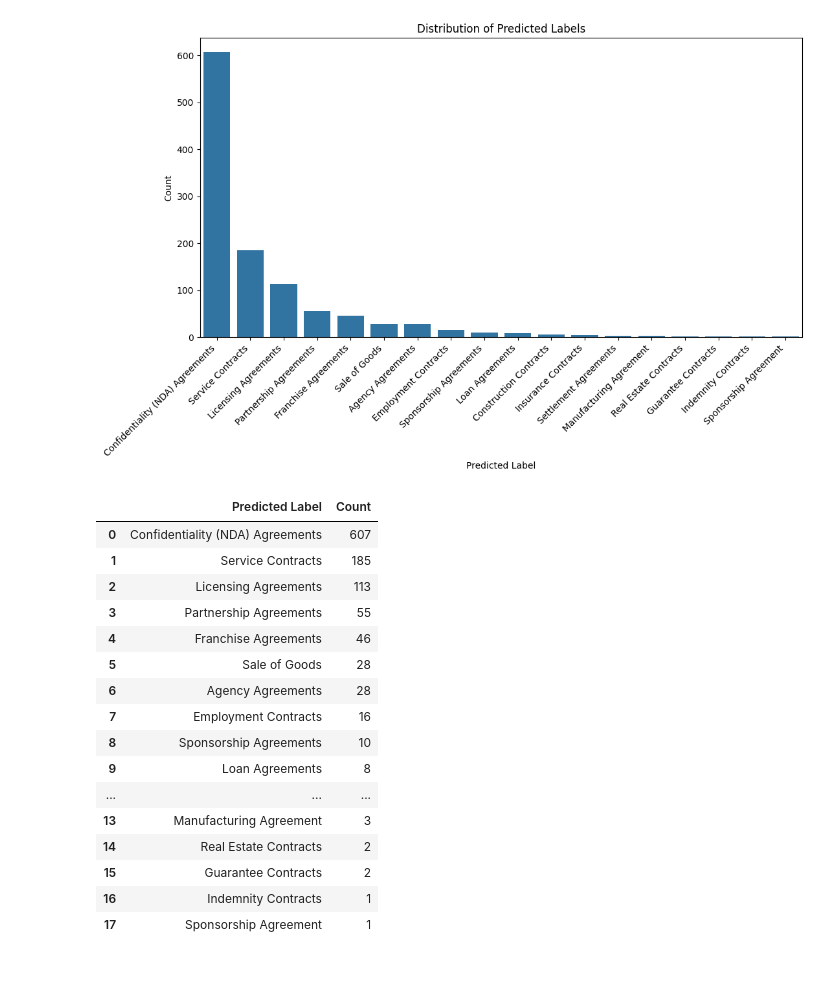
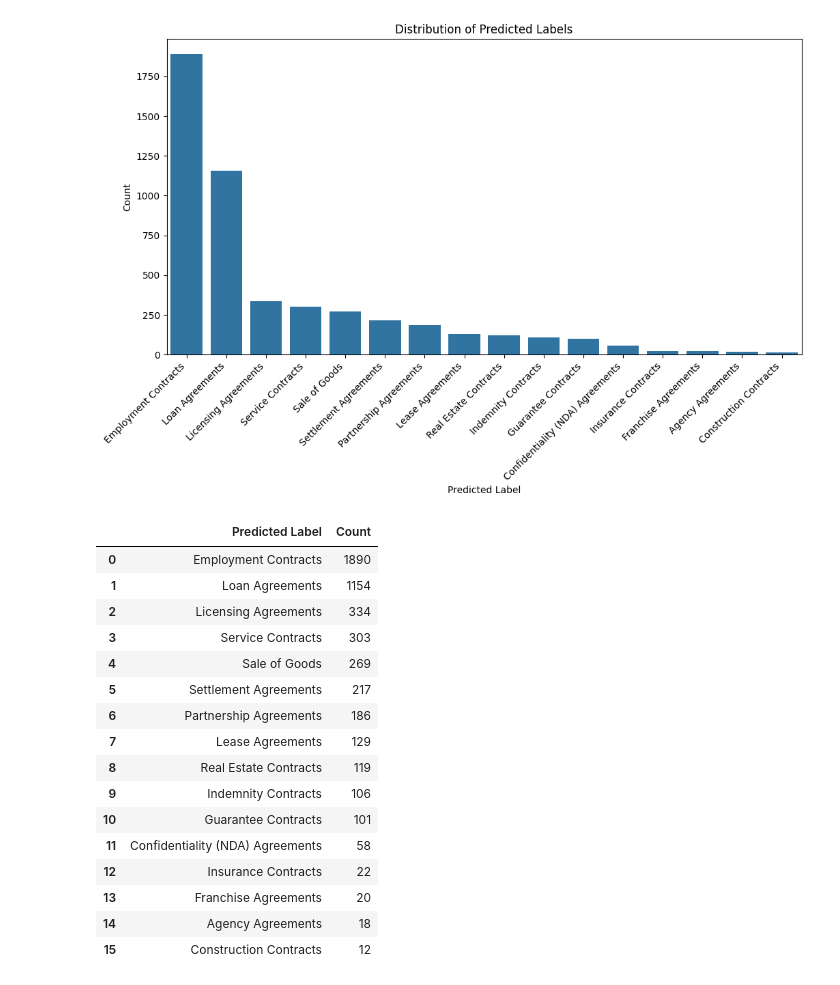
Before and after one commit to joshyipp/542-LegalContract-AI, a Jupyter notebook: LLM_tagging/LLM_tagging.ipynb, the cells around one changed output. Saved outputs shown, nothing was run; the diff lists cells and outputs as text; code cells hidden in the pictures.

```diff
--- a/LLM_tagging/LLM_tagging.ipynb
+++ b/LLM_tagging/LLM_tagging.ipynb
@@ -101,8 +101,6 @@ def load_contracts(json_paths):
         filename = os.path.splitext(os.path.basename(path))[0]
         with open(path, 'r', encoding='utf-8') as f:
             data = json.load(f)
-            for item in data:
-                item['id'] = filename + "_" + str(item['id'])
             rows.extend(data)
     return pd.DataFrame(rows)
 
@@ -218,3 +211,7 @@ df = load_contracts([
+# %%
+df2 = load_contracts([
+    "heads_1.json",
+])
 # %%
-seed_labels = label_seed_documents(df, seed_size=200, batch_size=10)
+extended_label = label_seed_documents(df2, seed_size=5000, batch_size=10)
 # %% [output]
@@ -251,34 +231,55 @@ Warning: ID cuad_263 not found in this batch, leaving snippet blank.
+# %%
+extended_label = extended_label.dropna(subset=['predicted_label'])
+
+labels = ['Agency Agreements',
+ 'Confidentiality (NDA) Agreements',
+ 'Construction Contracts',
+ 'Employment Contracts',
+ 'Franchise Agreements',
+ 'Guarantee Contracts',
+ 'Indemnity Contracts',
+ 'Insurance Contracts',
+ 'Lease Agreements',
+ 'Licensing Agreements',
+ 'Loan Agreements',
+ 'Partnership Agreements',
+ 'Real Estate Contracts',
+ 'Sale of Goods',
+ 'Service Contracts',
+ 'Settlement Agreements']
+
+extended_label = extended_label[extended_label['predicted_label'].isin(labels)]
 # %%
 import matplotlib.pyplot as plt
 import seaborn as sns
 
 plt.figure(figsize=(12, 6))
-sns.countplot(x='predicted_label', data=full_labels, order=full_labels['predicted_label'].value_counts().index)
+sns.countplot(x='predicted_label', data=extended_label, order=extended_label['predicted_label'].value_counts().index)
 plt.xticks(rotation=45, ha='right')
 plt.title('Distribution of Predicted Labels')
 plt.xlabel('Predicted Label')
 plt.ylabel('Count')
 plt.show()
 
-label_counts = full_labels['predicted_label'].value_counts().reset_index()
+label_counts = extended_label['predicted_label'].value_counts().reset_index()
 label_counts.columns = ['Predicted Label', 'Count']
 display(label_counts)
 # %% [output]
-[figure, old version]
+[figure, new version]
 |  | Predicted Label | Count |
-| 0 | Confidentiality (NDA) Agreements | 607 |
-| 1 | Service Contracts | 185 |
-| 2 | Licensing Agreements | 113 |
-| 3 | Partnership Agreements | 55 |
-| 4 | Franchise Agreements | 46 |
-| 5 | Sale of Goods | 28 |
-| 6 | Agency Agreements | 28 |
-| 7 | Employment Contracts | 16 |
-| 8 | Sponsorship Agreements | 10 |
-| 9 | Loan Agreements | 8 |
-| ... | ... | ... |
-| 13 | Manufacturing Agreement | 3 |
-| 14 | Real Estate Contracts | 2 |
-| 15 | Guarantee Contracts | 2 |
-| 16 | Indemnity Contracts | 1 |
-| 17 | Sponsorship Agreement | 1 |
+| 0 | Employment Contracts | 1890 |
+| 1 | Loan Agreements | 1154 |
+| 2 | Licensing Agreements | 334 |
+| 3 | Service Contracts | 303 |
+| 4 | Sale of Goods | 269 |
+| 5 | Settlement Agreements | 217 |
+| 6 | Partnership Agreements | 186 |
+| 7 | Lease Agreements | 129 |
+| 8 | Real Estate Contracts | 119 |
+| 9 | Indemnity Contracts | 106 |
+| 10 | Guarantee Contracts | 101 |
+| 11 | Confidentiality (NDA) Agreements | 58 |
+| 12 | Insurance Contracts | 22 |
+| 13 | Franchise Agreements | 20 |
+| 14 | Agency Agreements | 18 |
+| 15 | Construction Contracts | 12 |
```
Also changed, not shown: parts of 7 cells of this notebook, 2 other files.
